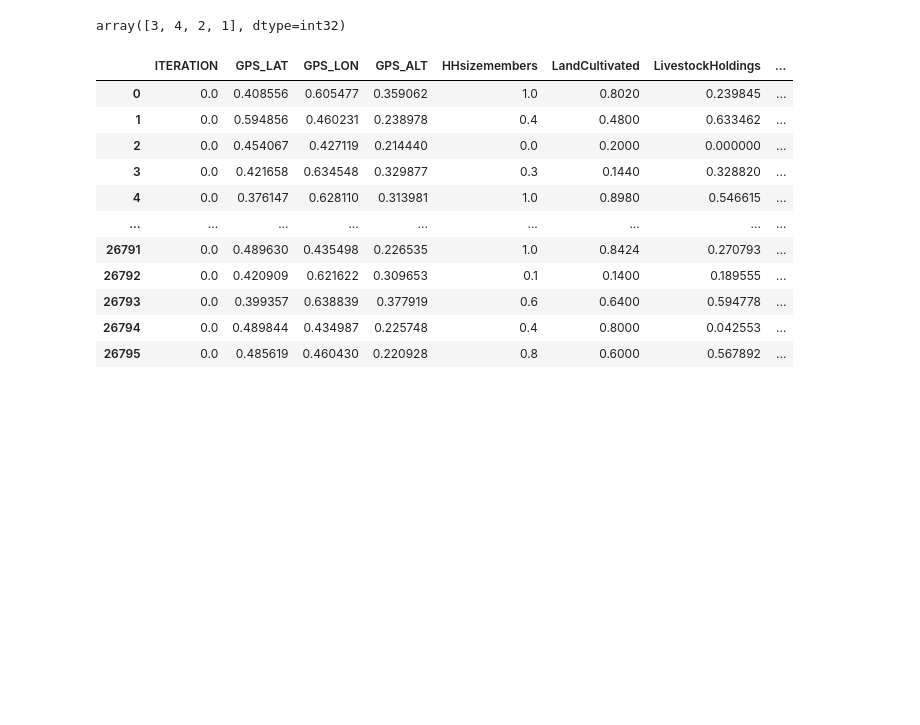
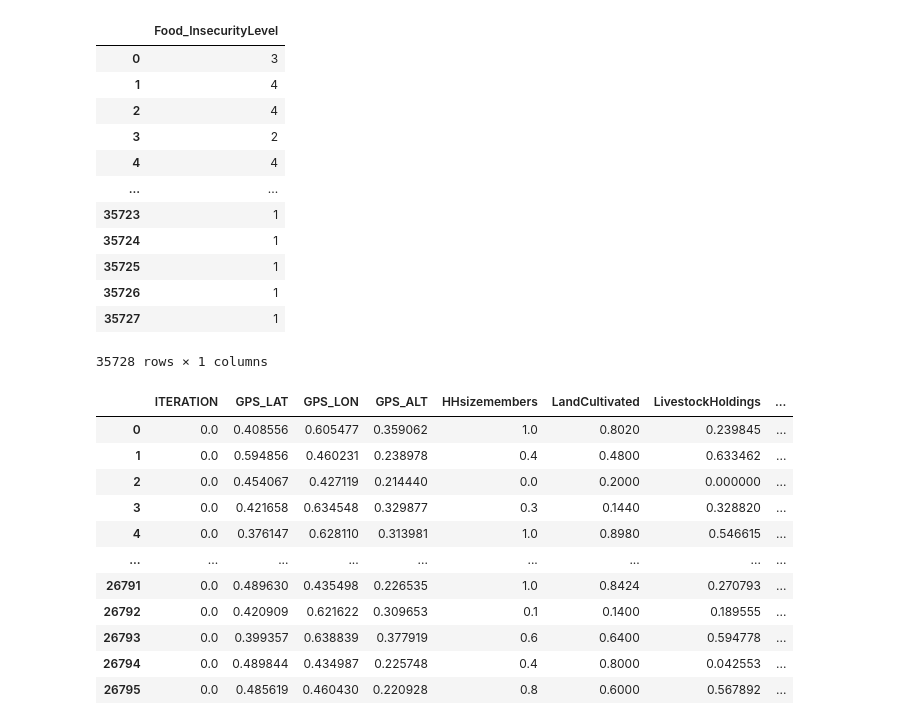
Before and after one commit to willianck/Predicting-Food-Insecurity, a Jupyter notebook: Modelling.ipynb, the cells around one changed output. Cells and saved outputs as stored; diff of their text form; code cells hidden in the pictures; blank space fills up the shorter version.

```diff
--- a/Modelling.ipynb
+++ b/Modelling.ipynb
@@ -35,13 +35,25 @@ from sklearn.pipeline import Pipeline
 # %%
 data = pd.read_pickle('imputed_data_forest_corr.pkl')
 from sklearn.preprocessing import MinMaxScaler
 scaler = MinMaxScaler()
 X_new = data.drop(['Food_InsecurityLevel'],axis=1)
 X = scaler.fit_transform(X_new)
-y = data['Food_InsecurityLevel']
-y.unique()
+y = data[['Food_InsecurityLevel']]
+y
 # %% [output]
+|  | Food_InsecurityLevel |
+| 0 | 3 |
+| 1 | 4 |
+| 2 | 4 |
+| 3 | 2 |
+| 4 | 4 |
+| ... | ... |
+| 35723 | 1 |
+| 35724 | 1 |
+| 35725 | 1 |
+| 35726 | 1 |
+| 35727 | 1 |
-array([3, 4, 2, 1], dtype=int32)
+35728 rows × 1 columns
 # %%
 X_train, X_test, y_train, y_test = train_test_split(X, y, test_size=0.25, random_state=0)
 # %%
```
Also changed, not shown: parts of 8 cells of this notebook, 1 other file.
